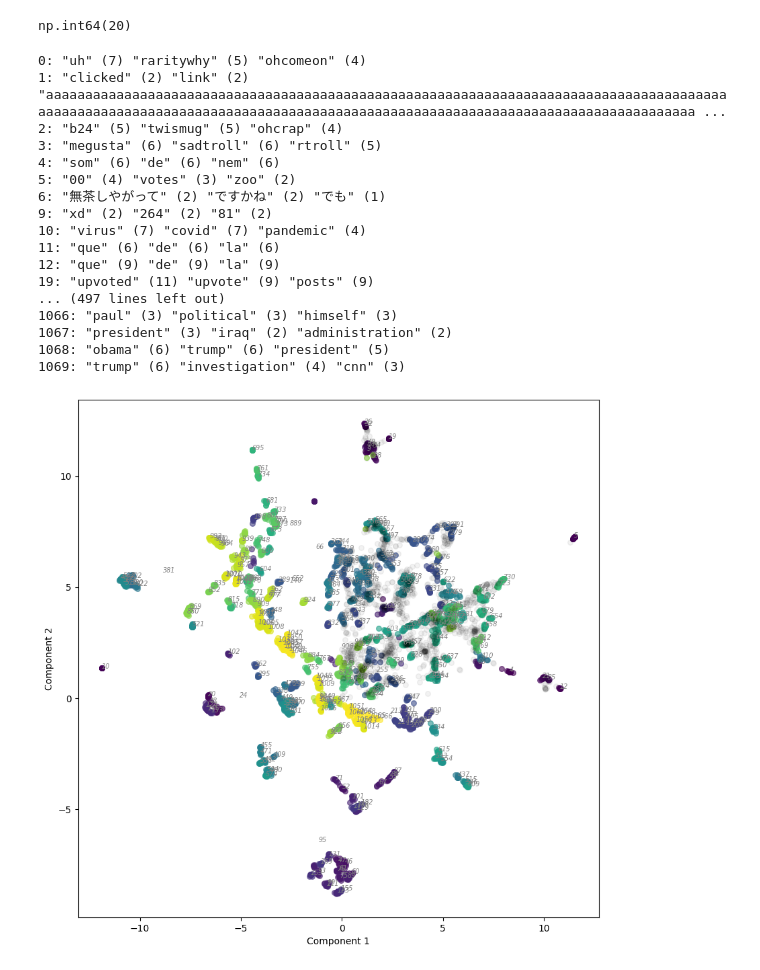
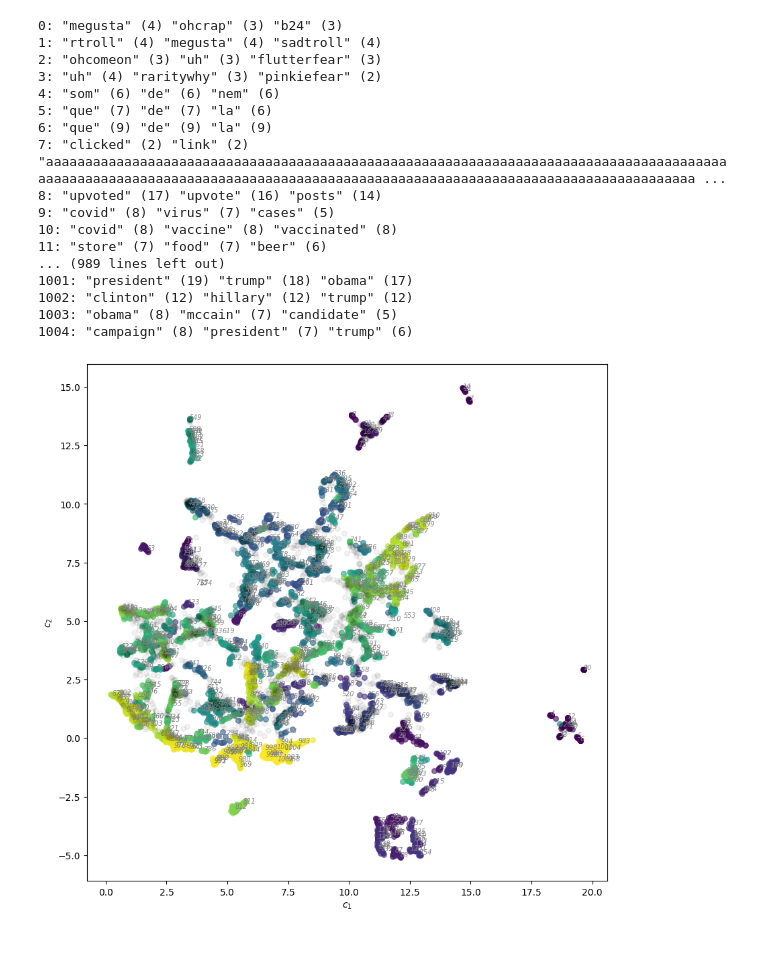
Before and after one commit to stmorse/dtm, a Jupyter notebook: notebooks/viz.ipynb, the cells around one changed output. Saved outputs shown, nothing was run; the diff lists cells and outputs as text; code cells hidden in the pictures.

```diff
--- a/notebooks/viz.ipynb
+++ b/notebooks/viz.ipynb
@@ -14,5 +9,0 @@ yrmo = [(yr, mo) for yr in years for mo in months]
-# %%
-# load cu2d
-with open(os.path.join(base_path, f'align/cu2d.npz'), 'rb') as f:
-    Cu2d = np.load(f)['Cu2d']
-Cu2d.shape
@@ -21,4 +9,0 @@ Cu2d.shape
-# %%
-with open(os.path.join(base_path, f'align/align_model_HDBSCAN.pkl'), 'rb') as f:
-    hdbs = pickle.load(f)
-np.amax(hdbs.labels_)
@@ -36,4 +10,25 @@ C = np.vstack(C)
 # %%
+years = range(2006, 2023)
+months = [f'{mo:02}' for mo in range(1,13)]
+yrmo = [(yr, mo) for yr in years for mo in months]
+
+with open(os.path.join(base_path, f'align/max_100/cu2d.npz'), 'rb') as f:
+    Cu2d = np.load(f)['Cu2d']
+print('cu2d: ', Cu2d.shape)
+
+with open(os.path.join(base_path, f'align/max_100/align_model_HDBSCAN.pkl'), 'rb') as f:
+    hdbs = pickle.load(f)
+print('num labels: ', np.amax(hdbs.labels_))
+
+C = []
+Ck = 50
+for year, month in yrmo:
+    with open(os.path.join(base_path, f'models/model_cc_{year}-{month}.npz'), 'rb') as f:
+        cc = np.load(f)['cc']
+        if Ck != cc.shape[0]: print(Ck, cc.shape[0])
+        C.append(cc)
+C = np.vstack(C)
+
 T = []
 for year, month in [(yr, mo) for yr in years for mo in months]:
     with open(os.path.join(base_path, f'tfidf/tfidf_{year}-{month}.pkl'), 'rb') as f:
@@ -51,14 +49,12 @@ print(b)
-# %%
-np.amax(b[1:])
-# %% [output]
-np.int64(20)
 # %%
 cois = np.arange(np.amax(hdbs.labels_))
+
+group_keywords = {}
 
 for coi in cois:
     idx = np.where(hdbs.labels_ == coi)[0]
 
-    if len(idx) < 6:
+    if len(idx) < 3:
         continue
 
     all_words = []
@@ -72,25 +68,27 @@ for coi in cois:
     common = word_counts.most_common(3)
     s_common = ' '.join([f'"{word}" ({count})' for word, count in common])
 
+    group_keywords[coi] = common[0][0]
+
     print(f'{coi}: {s_common}')
 # %% [output]
-0: "uh" (7) "raritywhy" (5) "ohcomeon" (4)
-1: "clicked" (2) "link" (2) "aaaaaaaaaaaaaaaaaaaaaaaaaaaaaaaaaaaaaaaaaaaaaaaaaaaaaaaaaaaaaaaaaaaaaaaaaaaaaaaaaaaaaaaaaaaaaaaaaaaaaaaaaaaaaaaaaaaaaaaaaaaaaaaaaaaaaaaaaaaaaaaaaaaaaaaaaaaaaaaaaaaaaaaaaaa ...
-2: "b24" (5) "twismug" (5) "ohcrap" (4)
-3: "megusta" (6) "sadtroll" (6) "rtroll" (5)
+0: "megusta" (4) "ohcrap" (3) "b24" (3)
+1: "rtroll" (4) "megusta" (4) "sadtroll" (4)
+2: "ohcomeon" (3) "uh" (3) "flutterfear" (3)
+3: "uh" (4) "raritywhy" (3) "pinkiefear" (2)
 4: "som" (6) "de" (6) "nem" (6)
-5: "00" (4) "votes" (3) "zoo" (2)
-6: "無茶しやがって" (2) "ですかね" (2) "でも" (1)
-9: "xd" (2) "264" (2) "81" (2)
-10: "virus" (7) "covid" (7) "pandemic" (4)
-11: "que" (6) "de" (6) "la" (6)
-12: "que" (9) "de" (9) "la" (9)
-19: "upvoted" (11) "upvote" (9) "posts" (9)
-... (497 lines left out)
-1066: "paul" (3) "political" (3) "himself" (3)
-1067: "president" (3) "iraq" (2) "administration" (2)
-1068: "obama" (6) "trump" (6) "president" (5)
-1069: "trump" (6) "investigation" (4) "cnn" (3)
+5: "que" (7) "de" (7) "la" (6)
+6: "que" (9) "de" (9) "la" (9)
+7: "clicked" (2) "link" (2) "aaaaaaaaaaaaaaaaaaaaaaaaaaaaaaaaaaaaaaaaaaaaaaaaaaaaaaaaaaaaaaaaaaaaaaaaaaaaaaaaaaaaaaaaaaaaaaaaaaaaaaaaaaaaaaaaaaaaaaaaaaaaaaaaaaaaaaaaaaaaaaaaaaaaaaaaaaaaaaaaaaaaaaaaaaa ...
+8: "upvoted" (17) "upvote" (16) "posts" (14)
+9: "covid" (8) "virus" (7) "cases" (5)
+10: "covid" (8) "vaccine" (8) "vaccinated" (8)
+11: "store" (7) "food" (7) "beer" (6)
+... (989 lines left out)
+1001: "president" (19) "trump" (18) "obama" (17)
+1002: "clinton" (12) "hillary" (12) "trump" (12)
+1003: "obama" (8) "mccain" (7) "candidate" (5)
+1004: "campaign" (8) "president" (7) "trump" (6)
 # %%
 fig, ax = plt.subplots(1,1, figsize=(10,10))
 
@@ -98,35 +96,35 @@ n_clusters = np.amax(hdbs.labels_)
 colors = plt.cm.viridis(np.linspace(0, 1, n_clusters))
 
 for k in range(2, n_clusters):
     # NOTE: ignore coi=1 for viz (outlier)
     # if k == 1: continue
 
     idx = np.where(hdbs.labels_ == k)[0]
 
-    if len(idx) < 8:
+    if len(idx) < 5:
         continue
 
     # if np.any(Cu2d[idx,0] < 0) or np.any(Cu2d[idx,1] < 0):
     #     continue
 
     ax.scatter(Cu2d[idx,0], Cu2d[idx,1], s=30, c=colors[k], alpha=0.6, label=k)
 
     centroid = np.average(Cu2d[idx,:], axis=0)
     ax.text(centroid[0], centroid[1], k, color='gray', fontsize='x-small', fontstyle='italic')
 
 # plot uncategorized
 idx = np.where(hdbs.labels_ == -1)[0]
 uncat = Cu2d[idx,:]
 uncat = uncat[(uncat[:,0] > 0) & (uncat[:,1] > 0)]
 ax.scatter(uncat[:,0], uncat[:,1], s=30, c='k', alpha=0.05)
 
-ax.set_xlabel('Component 1')
-ax.set_ylabel('Component 2')
+ax.set_xlabel('$c_1$')
+ax.set_ylabel('$c_2$')
 
 # ax.set_xlim([0,25])
 # ax.set_ylim([0,25])
 
 plt.show()
 # %% [output]
-[figure, old version]
+[figure, new version]
 # %%
```
Also changed, not shown: parts of 20 cells of this notebook, 4 other files.
